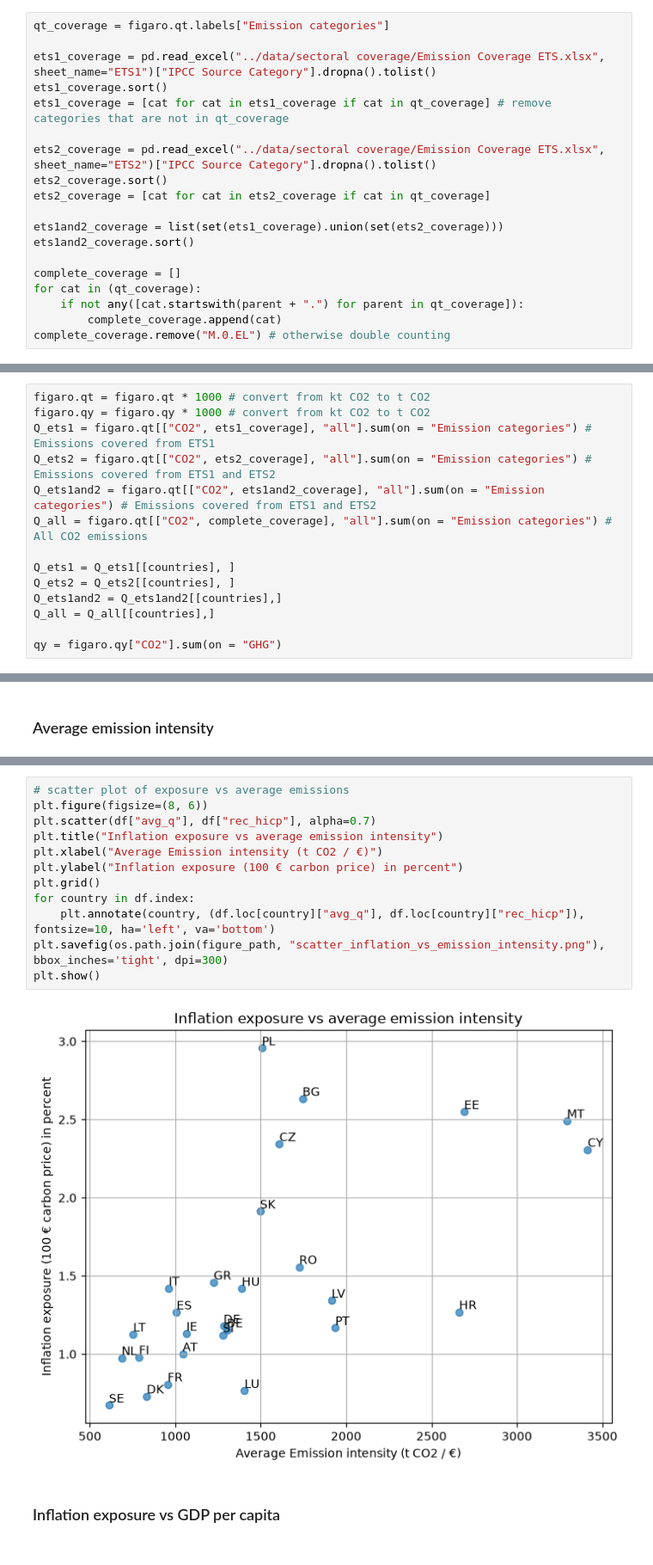
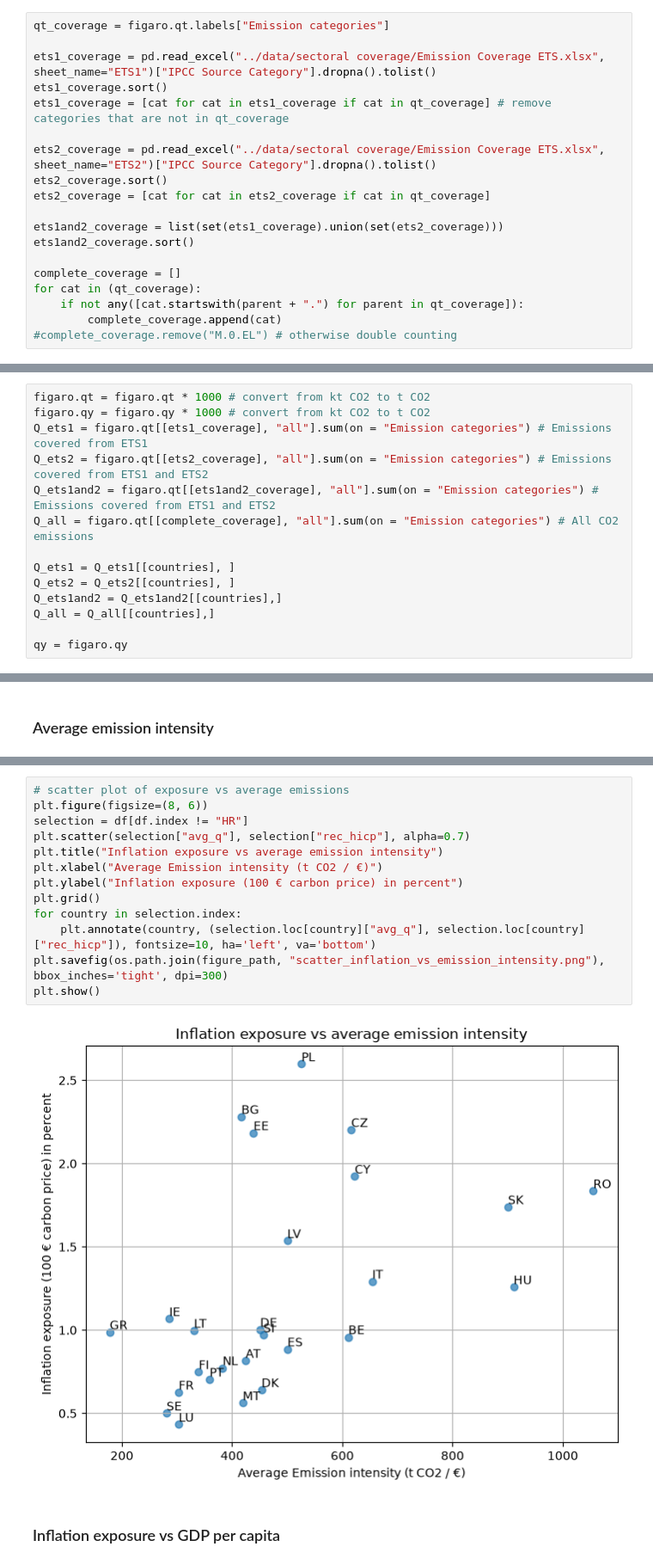
Before and after one commit to wirth-florian/eu-ets-inflation-impact, a Jupyter notebook: code/carbonflation_modelling.ipynb, the cells around one changed output, grey strips where cells are left out. Shown at 86% size. Drawn from its saved outputs; the diff is of its cells as text.

```diff
--- a/code/carbonflation_modelling.ipynb
+++ b/code/carbonflation_modelling.ipynb
@@ -170,23 +170,23 @@ complete_coverage = []
 for cat in (qt_coverage):
     if not any([cat.startswith(parent + ".") for parent in qt_coverage]):
         complete_coverage.append(cat)
-complete_coverage.remove("M.0.EL") # otherwise double counting
+#complete_coverage.remove("M.0.EL") # otherwise double counting
 # %% [markdown]
 Then, we load the emissions from Figaro and build different Q matrices based on the coverage
 # %%
 figaro.qt = figaro.qt * 1000 # convert from kt CO2 to t CO2
 figaro.qy = figaro.qy * 1000 # convert from kt CO2 to t CO2
-Q_ets1 = figaro.qt[["CO2", ets1_coverage], "all"].sum(on = "Emission categories") # Emissions covered from ETS1
-Q_ets2 = figaro.qt[["CO2", ets2_coverage], "all"].sum(on = "Emission categories") # Emissions covered from ETS1 and ETS2
-Q_ets1and2 = figaro.qt[["CO2", ets1and2_coverage], "all"].sum(on = "Emission categories") # Emissions covered from ETS1 and ETS2
-Q_all = figaro.qt[["CO2", complete_coverage], "all"].sum(on = "Emission categories") # All CO2 emissions
+Q_ets1 = figaro.qt[[ets1_coverage], "all"].sum(on = "Emission categories") # Emissions covered from ETS1
+Q_ets2 = figaro.qt[[ets2_coverage], "all"].sum(on = "Emission categories") # Emissions covered from ETS1 and ETS2
+Q_ets1and2 = figaro.qt[[ets1and2_coverage], "all"].sum(on = "Emission categories") # Emissions covered from ETS1 and ETS2
+Q_all = figaro.qt[[complete_coverage], "all"].sum(on = "Emission categories") # All CO2 emissions
 
 Q_ets1 = Q_ets1[[countries], ]
 Q_ets2 = Q_ets2[[countries], ]
 Q_ets1and2 = Q_ets1and2[[countries],]
 Q_all = Q_all[[countries],]
 
-qy = figaro.qy["CO2"].sum(on = "GHG")
+qy = figaro.qy
 # %%
 # Compute technical coefficients and shares from partitioned table without ROW
 A = T / X # technical coefficients
@@ -928,17 +916,18 @@ np.float64(1042.6097886323498)
 # %%
 # scatter plot of exposure vs average emissions
 plt.figure(figsize=(8, 6))
-plt.scatter(df["avg_q"], df["rec_hicp"], alpha=0.7)
+selection = df[df.index != "HR"]
+plt.scatter(selection["avg_q"], selection["rec_hicp"], alpha=0.7)
 plt.title("Inflation exposure vs average emission intensity")
 plt.xlabel("Average Emission intensity (t CO2 / €)")
 plt.ylabel("Inflation exposure (100 € carbon price) in percent")
 plt.grid()
-for country in df.index:
-    plt.annotate(country, (df.loc[country]["avg_q"], df.loc[country]["rec_hicp"]), fontsize=10, ha='left', va='bottom')
+for country in selection.index:
+    plt.annotate(country, (selection.loc[country]["avg_q"], selection.loc[country]["rec_hicp"]), fontsize=10, ha='left', va='bottom')
 plt.savefig(os.path.join(figure_path, "scatter_inflation_vs_emission_intensity.png"), bbox_inches='tight', dpi=300)
 plt.show()
 # %% [output]
-[figure, old version]
+[figure, new version]
 # %% [markdown]
 ### Inflation exposure vs GDP per capita
 # %%
```
Also changed, not shown: parts of 21 cells of this notebook, 27 other files.
